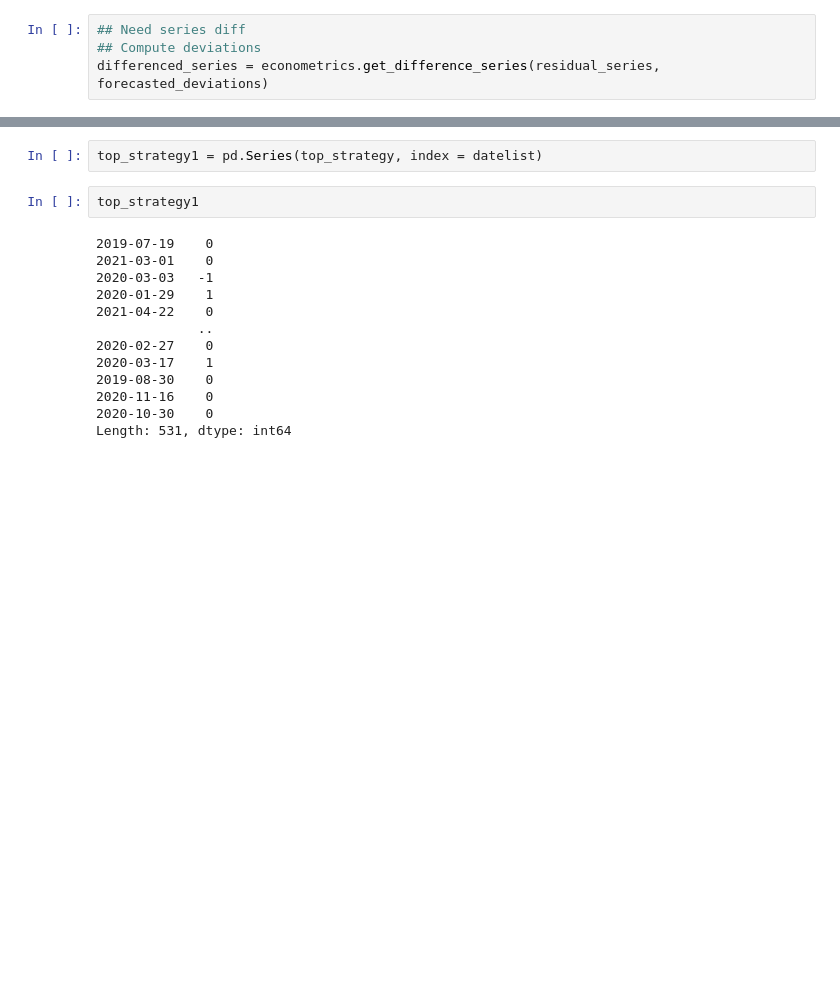
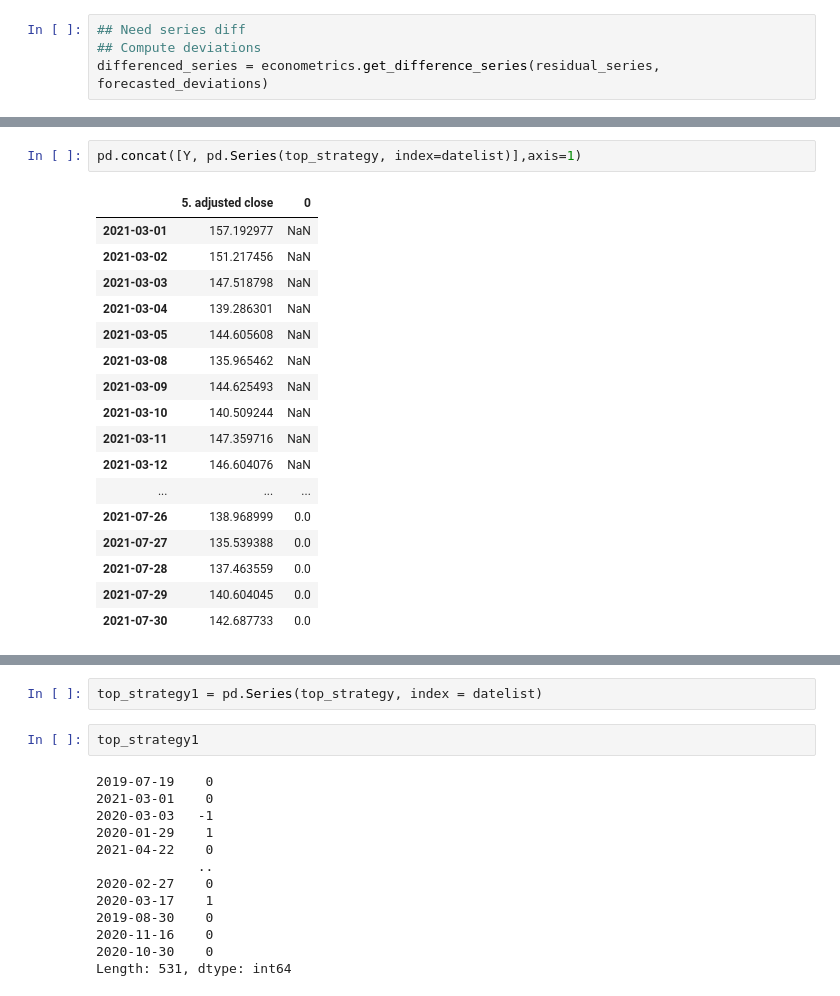
Before and after one commit to kunalc10/appianway, a Jupyter notebook: notebooks/trading_pairs.ipynb, the cells around one changed output, grey strips where cells are left out. Drawn from its saved outputs; the diff is of its cells as text; blank space fills up the shorter version.

```diff
--- a/notebooks/trading_pairs.ipynb
+++ b/notebooks/trading_pairs.ipynb
@@ -159,3 +135,23 @@ Total profit from static hedges =  13.546115367088827
+# %%
+pd.concat([Y, pd.Series(top_strategy, index=datelist)],axis=1)
+# %% [output]
+|  | 5. adjusted close | 0 |
+| 2021-03-01 | 157.192977 | NaN |
+| 2021-03-02 | 151.217456 | NaN |
+| 2021-03-03 | 147.518798 | NaN |
+| 2021-03-04 | 139.286301 | NaN |
+| 2021-03-05 | 144.605608 | NaN |
+| 2021-03-08 | 135.965462 | NaN |
+| 2021-03-09 | 144.625493 | NaN |
+| 2021-03-10 | 140.509244 | NaN |
+| 2021-03-11 | 147.359716 | NaN |
+| 2021-03-12 | 146.604076 | NaN |
+| ... | ... | ... |
+| 2021-07-26 | 138.968999 | 0.0 |
+| 2021-07-27 | 135.539388 | 0.0 |
+| 2021-07-28 | 137.463559 | 0.0 |
+| 2021-07-29 | 140.604045 | 0.0 |
+| 2021-07-30 | 142.687733 | 0.0 |
 # %%
 def compute_profits(Y,X, top_strategy, bottom_strategy, datelist, cointegrating_series = "X", lag = 1):
     Y = Y[Y.index.isin(datelist)]
```
Also changed, not shown: parts of 17 cells of this notebook, 1 other file.
